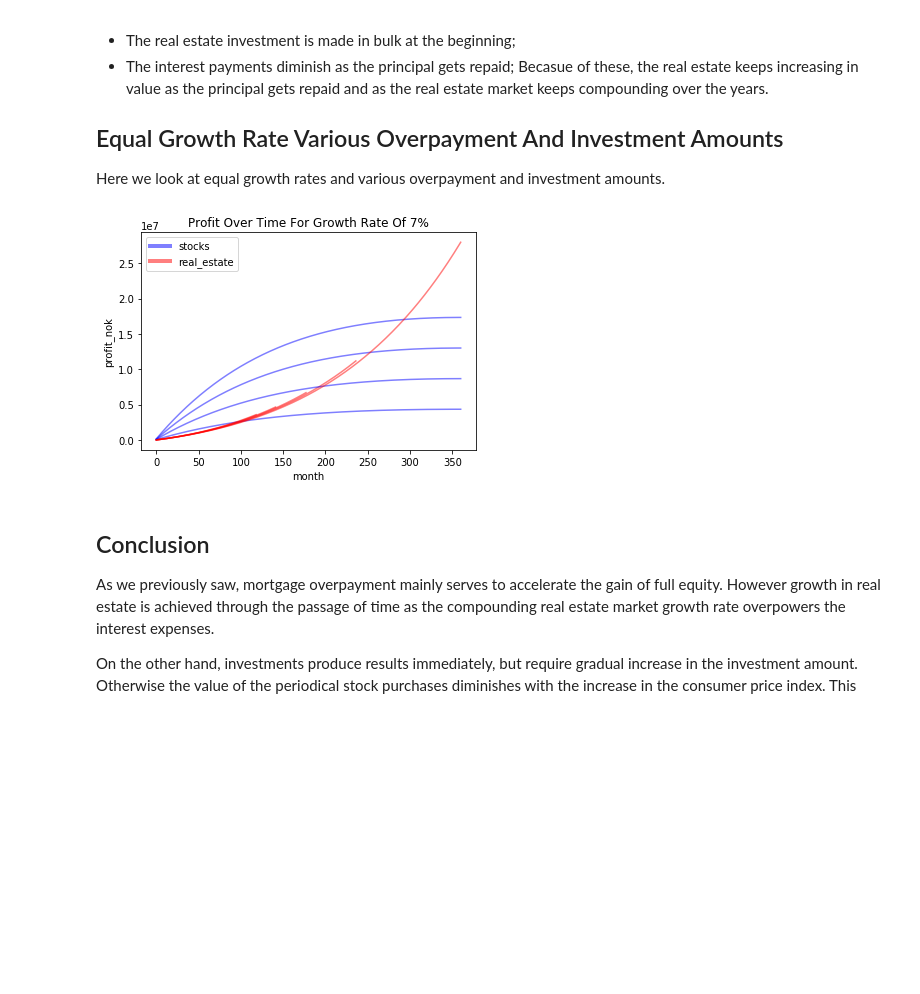
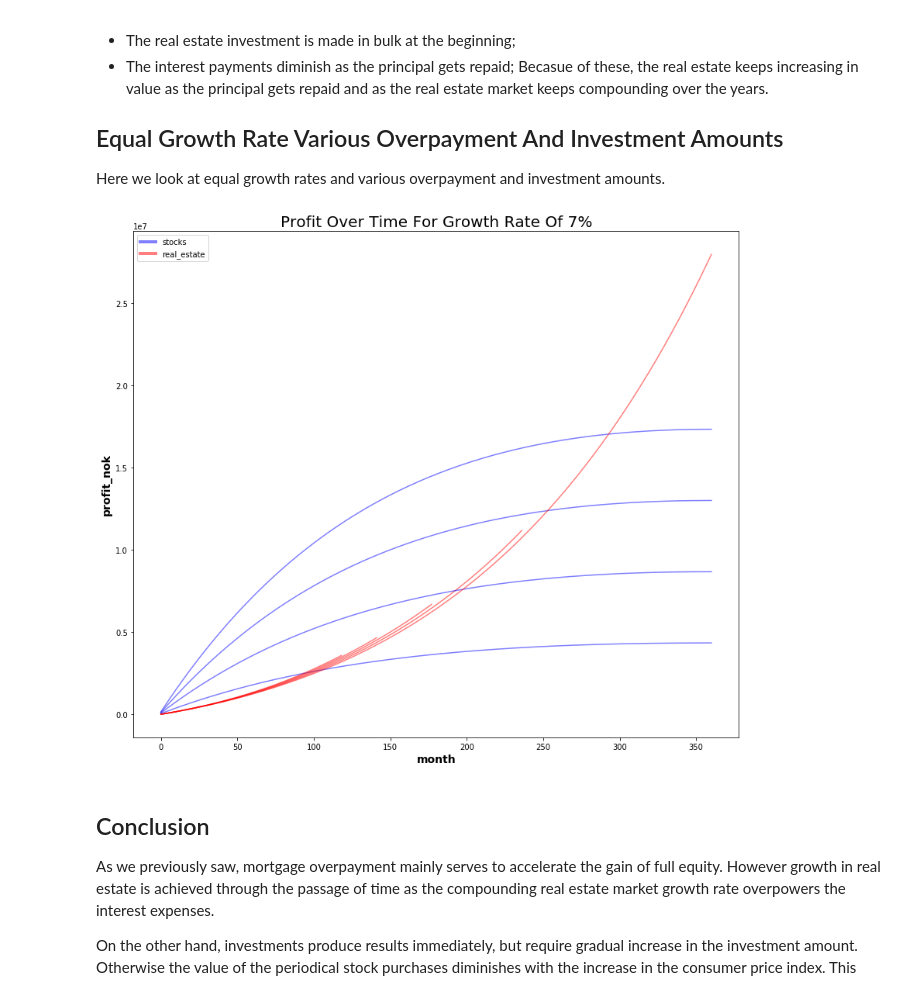
Before and after one commit to rossrco/real_estate_sim, a Jupyter notebook: analysis.ipynb, the cells around one changed output. Saved outputs shown, nothing was run; the diff lists cells and outputs as text; code cells hidden in the pictures; blank space fills up the shorter version.

Commit message:
enlarge the main image fonts

```diff
--- a/analysis.ipynb
+++ b/analysis.ipynb
@@ -160,28 +160,30 @@ Becasue of these, the real estate keeps increasing in value as the principal get
 ## Equal Growth Rate Various Overpayment And Investment Amounts
 Here we look at equal growth rates and various overpayment and investment amounts.
 # %%
+fig = plt.figure(figsize=(14, 12))
+
 to_plot = history[(history.growth_rate_real_estate==history.growth_rate_stocks)
                   & (history.growth_rate_stocks==round(hist_growth_rate_real_estate, 2))].copy()
 
 for amount in list(range(5000, 20001, 5000)):
     subplot_1 = to_plot[(to_plot.investment_amount==amount) & (to_plot.mortgage_overpayment_amount==0)]
     subplot_2 = to_plot[(to_plot.investment_amount==0) & (to_plot.mortgage_overpayment_amount==amount)]
     plt.plot(subplot_1.month, subplot_1.cumulative_profit_stocks, color='b', alpha=0.5)
     plt.plot(subplot_2.month, subplot_2.current_profit_real_estate, color='r', alpha=0.5)
 
 subplot_0 = to_plot[(to_plot.investment_amount==0) & (to_plot.mortgage_overpayment_amount==0)]
 plt.plot(subplot_0.month, subplot_0.current_profit_real_estate, color='r', alpha=0.5)
 
 cust_lines = [Line2D([0], [0], color='b', alpha=0.5, linewidth=4),
               Line2D([0], [0], color='r', alpha=0.5, linewidth=4)]
 
-plt.title(f'Profit Over Time For Growth Rate Of {hist_growth_rate_real_estate:.0%}')
-plt.xlabel('month')
-plt.ylabel('profit_nok')
+plt.title(f'Profit Over Time For Growth Rate Of {hist_growth_rate_real_estate:.0%}', fontsize=20)
+plt.xlabel('month', fontsize=14, fontweight="bold")
+plt.ylabel('profit_nok', fontsize=14, fontweight="bold")
 plt.legend(cust_lines, ['stocks', 'real_estate'])
 plt.show()
 # %% [output]
-[figure, old version]
+[figure, new version]
 # %% [markdown]
 ## Conclusion
 As we previously saw, mortgage overpayment mainly serves to accelerate the gain of full equity. However growth in real estate is achieved through the passage of time as the compounding real estate market growth rate overpowers the interest expenses.
```
Also changed, not shown: parts of 1 cell of this notebook, 1 other file.
